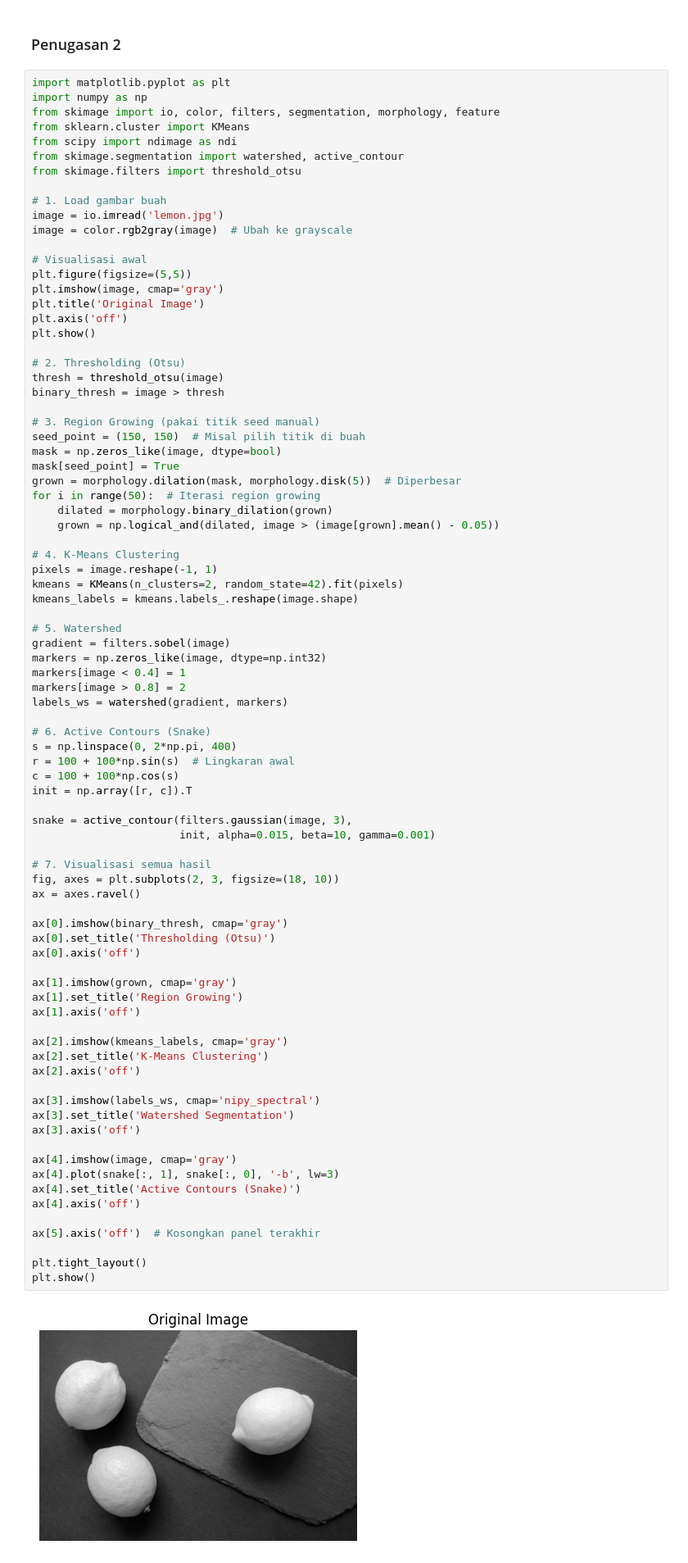
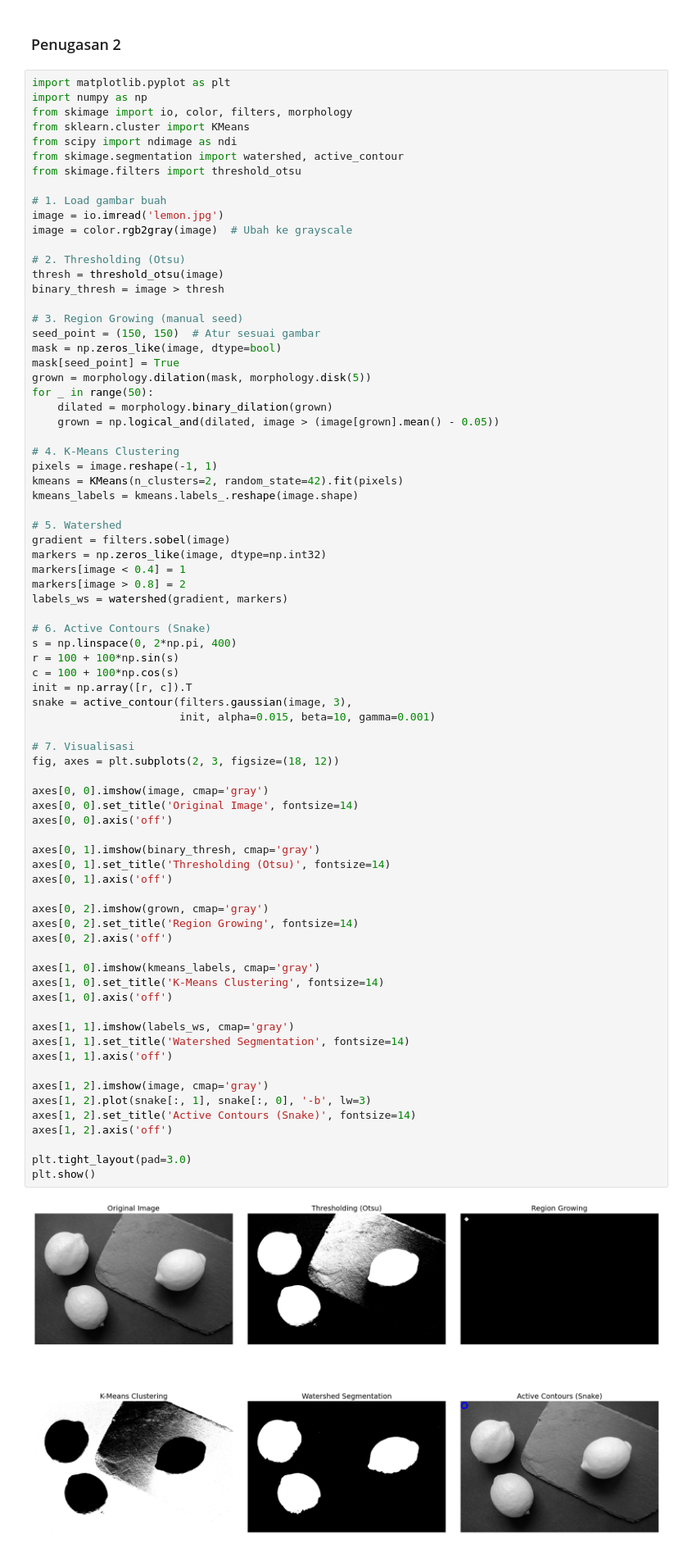
Before and after one commit to arzss-code/pengolahan-citra, a Jupyter notebook: jobsheet_4.ipynb, the cells around one changed output. Shown at 82% size. Saved outputs shown, nothing was run; the diff lists cells and outputs as text.

```diff
--- a/jobsheet_4.ipynb
+++ b/jobsheet_4.ipynb
@@ -339,7 +339,7 @@ Nilai threshold Yen pada page: 121
 # %%
 import matplotlib.pyplot as plt
 import numpy as np
-from skimage import io, color, filters, segmentation, morphology, feature
+from skimage import io, color, filters, morphology
 from sklearn.cluster import KMeans
 from scipy import ndimage as ndi
 from skimage.segmentation import watershed, active_contour
@@ -349,75 +349,68 @@ from skimage.filters import threshold_otsu
 image = io.imread('lemon.jpg')
 image = color.rgb2gray(image)  # Ubah ke grayscale
 
-# Visualisasi awal
-plt.figure(figsize=(5,5))
-plt.imshow(image, cmap='gray')
-plt.title('Original Image')
-plt.axis('off')
-plt.show()
-
 # 2. Thresholding (Otsu)
 thresh = threshold_otsu(image)
 binary_thresh = image > thresh
 
-# 3. Region Growing (pakai titik seed manual)
-seed_point = (150, 150)  # Misal pilih titik di buah
+# 3. Region Growing (manual seed)
+seed_point = (150, 150)  # Atur sesuai gambar
 mask = np.zeros_like(image, dtype=bool)
 mask[seed_point] = True
-grown = morphology.dilation(mask, morphology.disk(5))  # Diperbesar
-for i in range(50):  # Iterasi region growing
+grown = morphology.dilation(mask, morphology.disk(5))
+for _ in range(50):
     dilated = morphology.binary_dilation(grown)
     grown = np.logical_and(dilated, image > (image[grown].mean() - 0.05))
 
 # 4. K-Means Clustering
 pixels = image.reshape(-1, 1)
 kmeans = KMeans(n_clusters=2, random_state=42).fit(pixels)
 kmeans_labels = kmeans.labels_.reshape(image.shape)
 
 # 5. Watershed
 gradient = filters.sobel(image)
 markers = np.zeros_like(image, dtype=np.int32)
 markers[image < 0.4] = 1
 markers[image > 0.8] = 2
 labels_ws = watershed(gradient, markers)
 
 # 6. Active Contours (Snake)
 s = np.linspace(0, 2*np.pi, 400)
-r = 100 + 100*np.sin(s)  # Lingkaran awal
+r = 100 + 100*np.sin(s)
 c = 100 + 100*np.cos(s)
 init = np.array([r, c]).T
-
 snake = active_contour(filters.gaussian(image, 3),
                        init, alpha=0.015, beta=10, gamma=0.001)
 
-# 7. Visualisasi semua hasil
-fig, axes = plt.subplots(2, 3, figsize=(18, 10))
-ax = axes.ravel()
+# 7. Visualisasi
+fig, axes = plt.subplots(2, 3, figsize=(18, 12))
 
-ax[0].imshow(binary_thresh, cmap='gray')
-ax[0].set_title('Thresholding (Otsu)')
-ax[0].axis('off')
+axes[0, 0].imshow(image, cmap='gray')
+axes[0, 0].set_title('Original Image', fontsize=14)
+axes[0, 0].axis('off')
 
-ax[1].imshow(grown, cmap='gray')
-ax[1].set_title('Region Growing')
-ax[1].axis('off')
+axes[0, 1].imshow(binary_thresh, cmap='gray')
+axes[0, 1].set_title('Thresholding (Otsu)', fontsize=14)
+axes[0, 1].axis('off')
 
-ax[2].imshow(kmeans_labels, cmap='gray')
-ax[2].set_title('K-Means Clustering')
-ax[2].axis('off')
+axes[0, 2].imshow(grown, cmap='gray')
+axes[0, 2].set_title('Region Growing', fontsize=14)
+axes[0, 2].axis('off')
 
-ax[3].imshow(labels_ws, cmap='nipy_spectral')
-ax[3].set_title('Watershed Segmentation')
-ax[3].axis('off')
+axes[1, 0].imshow(kmeans_labels, cmap='gray')
+axes[1, 0].set_title('K-Means Clustering', fontsize=14)
+axes[1, 0].axis('off')
 
-ax[4].imshow(image, cmap='gray')
-ax[4].plot(snake[:, 1], snake[:, 0], '-b', lw=3)
-ax[4].set_title('Active Contours (Snake)')
-ax[4].axis('off')
+axes[1, 1].imshow(labels_ws, cmap='gray')
+axes[1, 1].set_title('Watershed Segmentation', fontsize=14)
+axes[1, 1].axis('off')
 
-ax[5].axis('off')  # Kosongkan panel terakhir
+axes[1, 2].imshow(image, cmap='gray')
+axes[1, 2].plot(snake[:, 1], snake[:, 0], '-b', lw=3)
+axes[1, 2].set_title('Active Contours (Snake)', fontsize=14)
+axes[1, 2].axis('off')
 
-plt.tight_layout()
+plt.tight_layout(pad=3.0)
 plt.show()
 # %% [output]
-[figure, old version]
+[figure, new version]
```
Also changed, not shown: parts of 1 cell of this notebook.
